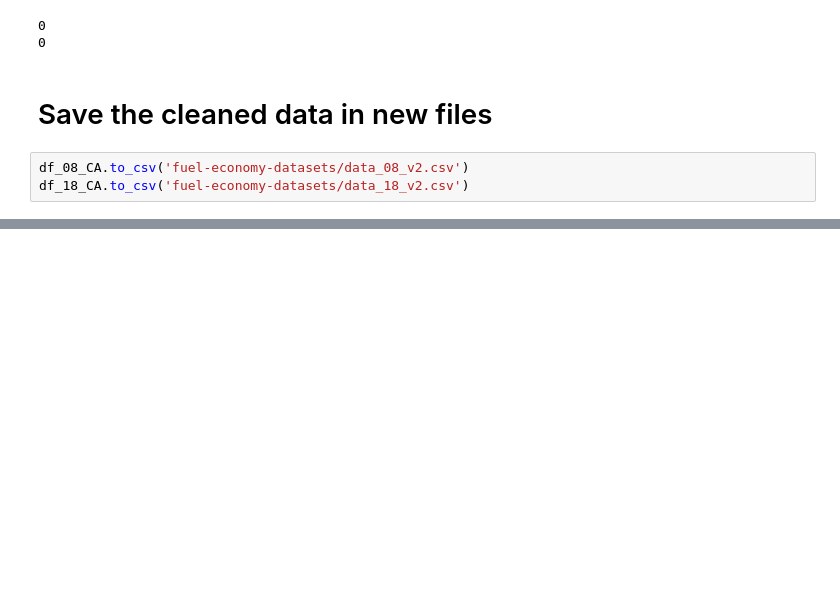
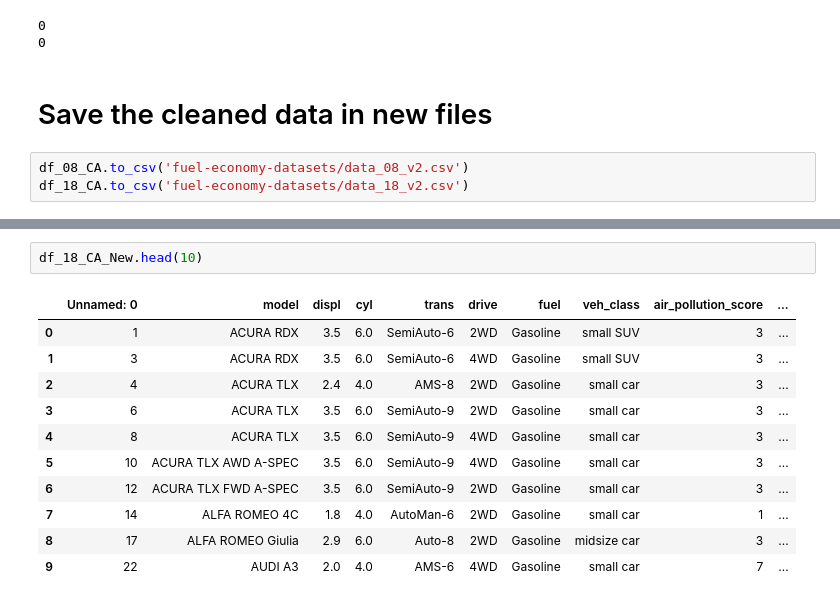
Before and after one commit to Kevson1/Fuel-Economy-Case-Study, a Jupyter notebook: Fuel Economy Case Study.ipynb, the cells around one changed output, grey strips where cells are left out. Saved outputs shown, nothing was run; the diff lists cells and outputs as text; blank space fills up the shorter version.

```diff
--- a/Fuel Economy Case Study.ipynb
+++ b/Fuel Economy Case Study.ipynb
@@ -521,0 +545,14 @@ df_18_CA.to_csv('fuel-economy-datasets/data_18_v2.csv')
+# %%
+df_18_CA_New.head(10)
+# %% [output]
+|  | Unnamed: 0 | model | displ | cyl | trans | drive | fuel | veh_class | air_pollution_score | ... |
+| 0 | 1 | ACURA RDX | 3.5 | 6.0 | SemiAuto-6 | 2WD | Gasoline | small SUV | 3 | ... |
+| 1 | 3 | ACURA RDX | 3.5 | 6.0 | SemiAuto-6 | 4WD | Gasoline | small SUV | 3 | ... |
+| 2 | 4 | ACURA TLX | 2.4 | 4.0 | AMS-8 | 2WD | Gasoline | small car | 3 | ... |
+| 3 | 6 | ACURA TLX | 3.5 | 6.0 | SemiAuto-9 | 2WD | Gasoline | small car | 3 | ... |
+| 4 | 8 | ACURA TLX | 3.5 | 6.0 | SemiAuto-9 | 4WD | Gasoline | small car | 3 | ... |
+| 5 | 10 | ACURA TLX AWD A-SPEC | 3.5 | 6.0 | SemiAuto-9 | 4WD | Gasoline | small car | 3 | ... |
+| 6 | 12 | ACURA TLX FWD A-SPEC | 3.5 | 6.0 | SemiAuto-9 | 2WD | Gasoline | small car | 3 | ... |
+| 7 | 14 | ALFA ROMEO 4C | 1.8 | 4.0 | AutoMan-6 | 2WD | Gasoline | small car | 1 | ... |
+| 8 | 17 | ALFA ROMEO Giulia | 2.9 | 6.0 | Auto-8 | 2WD | Gasoline | midsize car | 3 | ... |
+| 9 | 22 | AUDI A3 | 2.0 | 4.0 | AMS-6 | 4WD | Gasoline | small car | 7 | ... |
```
Also changed, not shown: parts of 10 cells of this notebook.
